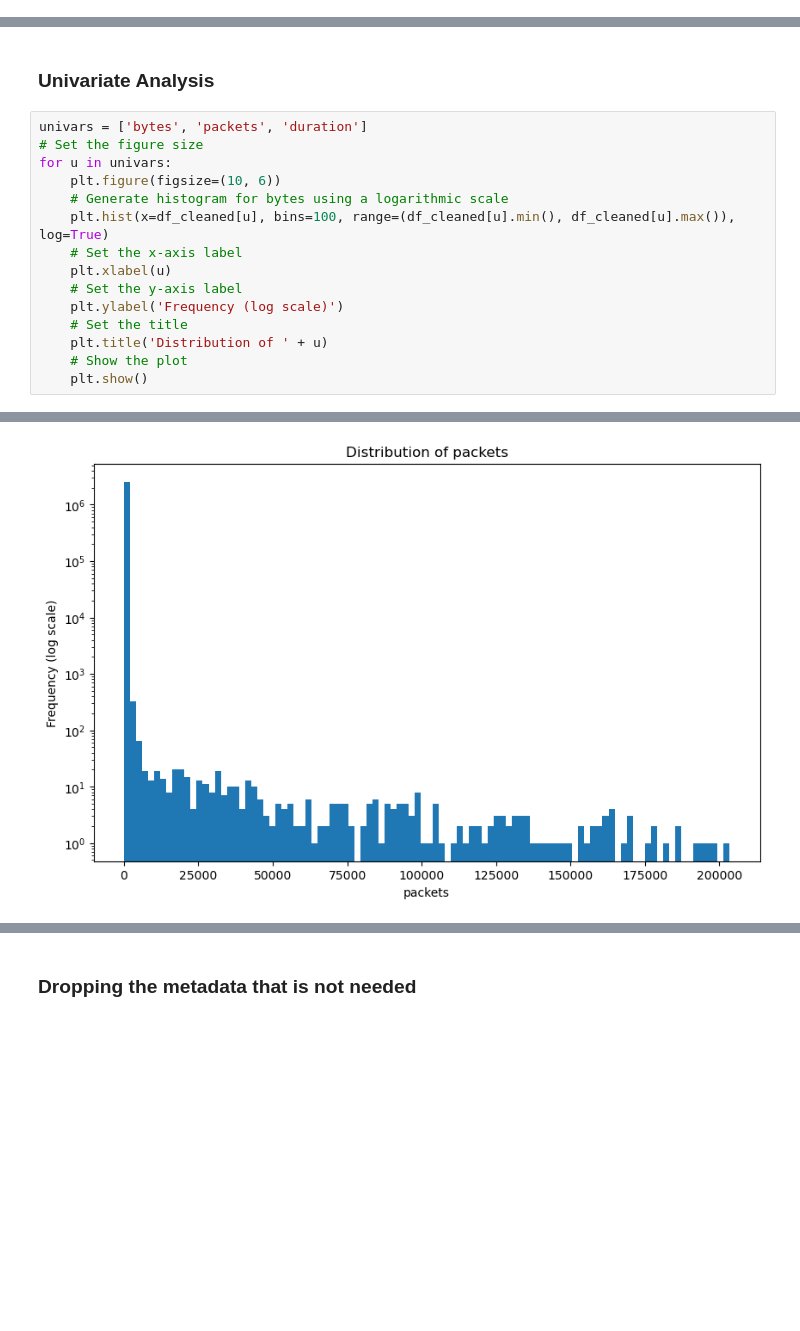
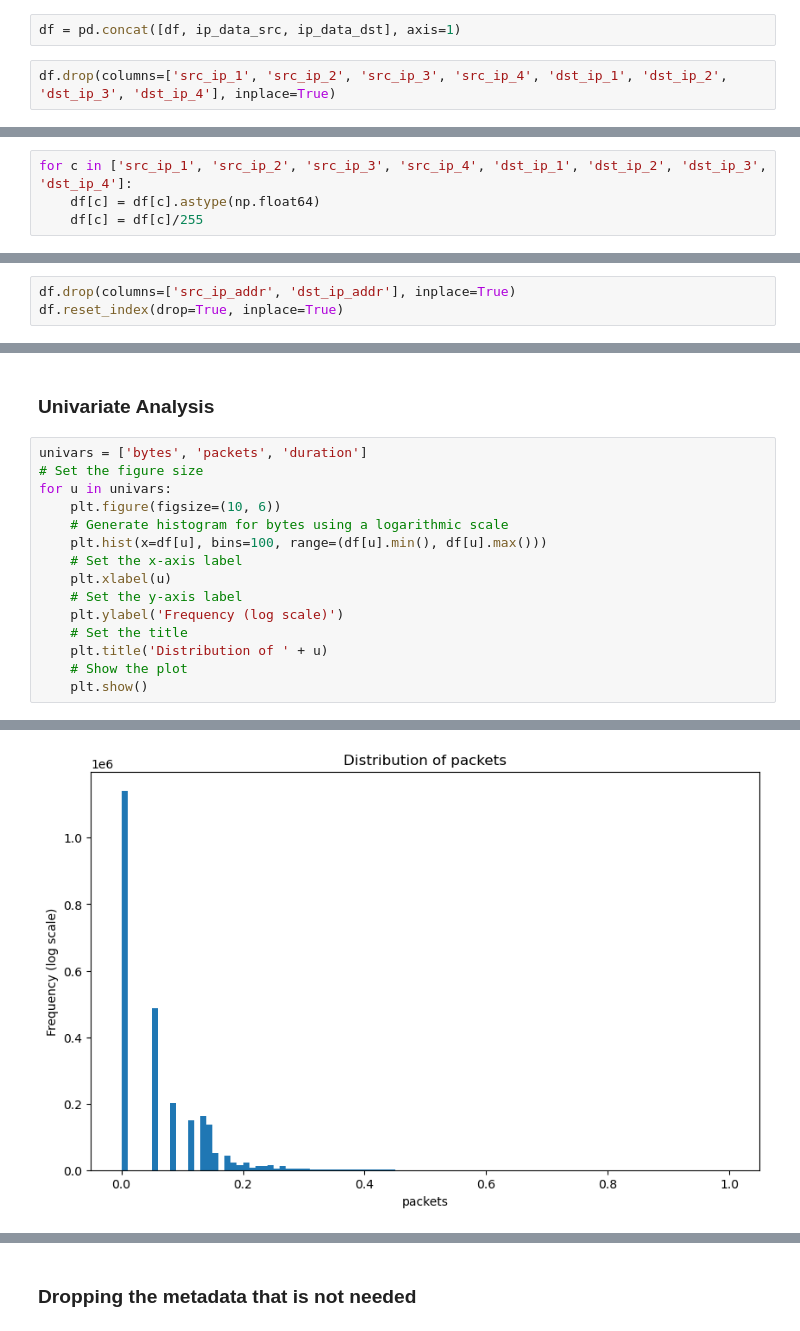
Before and after one commit to sangtanisakshi/thesis-project, a Jupyter notebook: research/playground-wip.ipynb, the cells around one changed output, grey strips where cells are left out. Saved outputs shown, nothing was run; the diff lists cells and outputs as text; blank space fills up the shorter version.

Commit message:
data cleaning

```diff
--- a/research/playground-wip.ipynb
+++ b/research/playground-wip.ipynb
@@ -301,0 +456,4 @@ df.shape
+# %%
+df = pd.concat([df, ip_data_src, ip_data_dst], axis=1)
+# %%
+df.drop(columns=['src_ip_1', 'src_ip_2', 'src_ip_3', 'src_ip_4', 'dst_ip_1', 'dst_ip_2', 'dst_ip_3', 'dst_ip_4'], inplace=True)
@@ -301,0 +475,4 @@ df.shape
+# %%
+for c in ['src_ip_1', 'src_ip_2', 'src_ip_3', 'src_ip_4', 'dst_ip_1', 'dst_ip_2', 'dst_ip_3', 'dst_ip_4']:
+    df[c] = df[c].astype(np.float64)
+    df[c] = df[c]/255
@@ -311,3 +543,6 @@ df.shape
+# %%
+df.drop(columns=['src_ip_addr', 'dst_ip_addr'], inplace=True)
+df.reset_index(drop=True, inplace=True)
 # %% [markdown]
 ### Get the categorical and numerical columns of the dataset to analyze them further
 # %%
@@ -360,7 +560,7 @@ univars = ['bytes', 'packets', 'duration']
 for u in univars:
     plt.figure(figsize=(10, 6))
     # Generate histogram for bytes using a logarithmic scale
-    plt.hist(x=df_cleaned[u], bins=100, range=(df_cleaned[u].min(), df_cleaned[u].max()), log=True)
+    plt.hist(x=df[u], bins=100, range=(df[u].min(), df[u].max()))
     # Set the x-axis label
     plt.xlabel(u)
     # Set the y-axis label
@@ -374 +574 @@ for u in univars:
-[figure, old version]
+[figure, new version]
```
Also changed, not shown: parts of 59 cells of this notebook.
